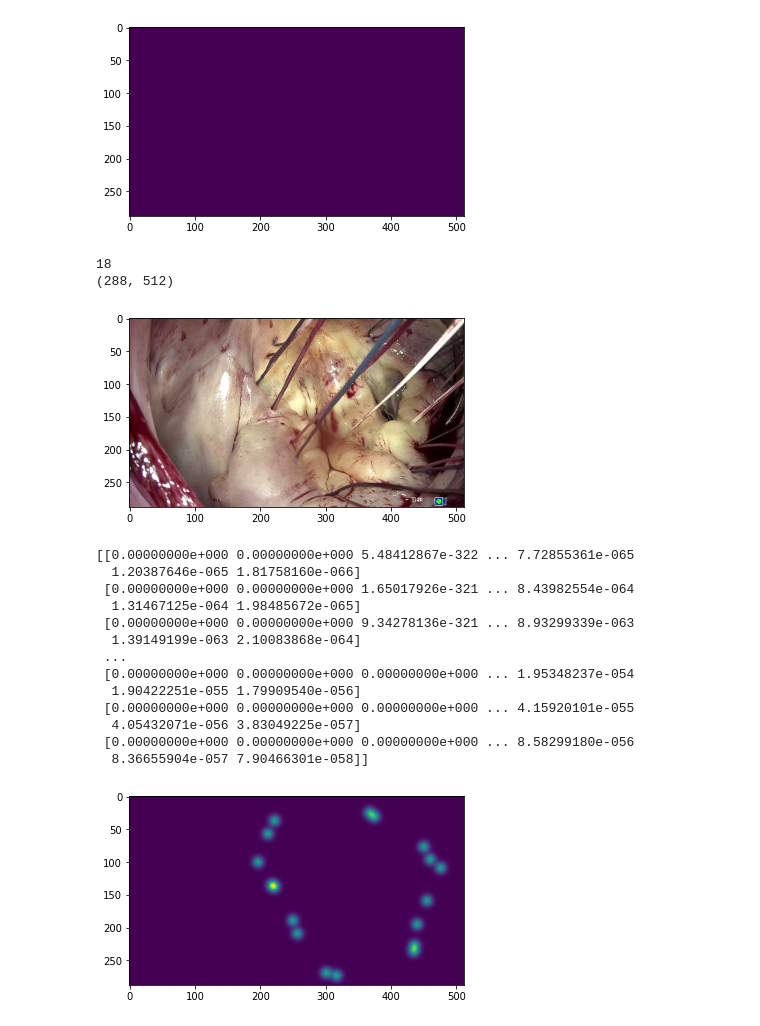
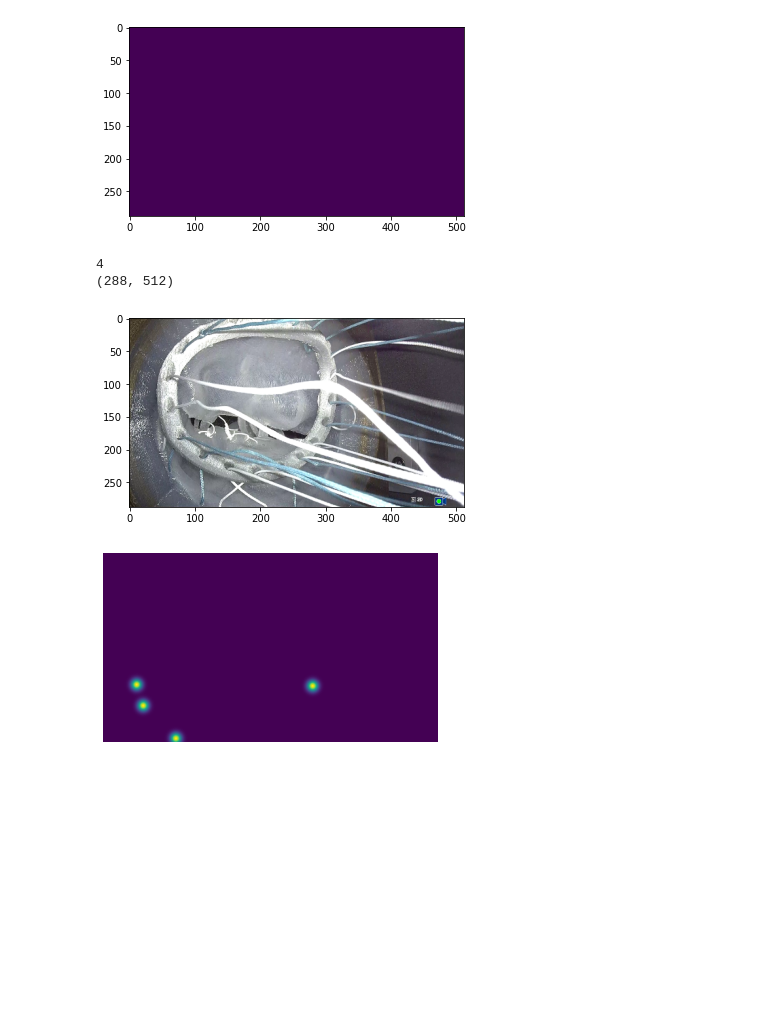
Before and after one commit to nekomiao123/medical, a Jupyter notebook: Baseline.ipynb, the cells around one changed output. Saved outputs shown, nothing was run; the diff lists cells and outputs as text; code cells hidden in the pictures; blank space fills up the shorter version.

```diff
--- a/Baseline.ipynb
+++ b/Baseline.ipynb
@@ -281,38 +281,25 @@ plt.show()
 # %%
 from PIL import Image
 import os
 
-base_path = "./Traindata/aicm11/Ch1_008_CH001_V/"
+base_path = "./Traindata/aicm7/Ch2_001_CH004_V/"
 
-image_path = os.path.join(base_path, "images/OR_000000.png")
+image_path = os.path.join(base_path, "images/sim_000057.png")
 realimg = Image.open(image_path)
-label_path = os.path.join(base_path, "point_labels/OR_000000.json")
+label_path = os.path.join(base_path, "point_labels/sim_000057.json")
 
 img = heatmap_generator(label_path)
 img2 = label2mask(label_path)
 
 print(img.shape)
 plt.imshow(realimg); plt.show()
 
 plt.imshow(img)
-print(img)
-plt.savefig('./pic/intra_heatmap.png')
+plt.axis('off')  #去掉坐标轴
+plt.savefig('./pic/simu_heatmap.png', bbox_inches = 'tight',pad_inches = 0)
 plt.show()
 # %% [output]
-18
+4
 (288, 512)
-[figure, old version]
+[figure, new version]
-[[0.00000000e+000 0.00000000e+000 5.48412867e-322 ... 7.72855361e-065
-  1.20387646e-065 1.81758160e-066]
- [0.00000000e+000 0.00000000e+000 1.65017926e-321 ... 8.43982554e-064
-  1.31467125e-064 1.98485672e-065]
- [0.00000000e+000 0.00000000e+000 9.34278136e-321 ... 8.93299339e-063
-  1.39149199e-063 2.10083868e-064]
- ...
- [0.00000000e+000 0.00000000e+000 0.00000000e+000 ... 1.95348237e-054
-  1.90422251e-055 1.79909540e-056]
- [0.00000000e+000 0.00000000e+000 0.00000000e+000 ... 4.15920101e-055
-  4.05432071e-056 3.83049225e-057]
- [0.00000000e+000 0.00000000e+000 0.00000000e+000 ... 8.58299180e-056
-  8.36655904e-057 7.90466301e-058]]
-[figure, old version]
+[figure, new version]
```
Also changed, not shown: 7 other files.
